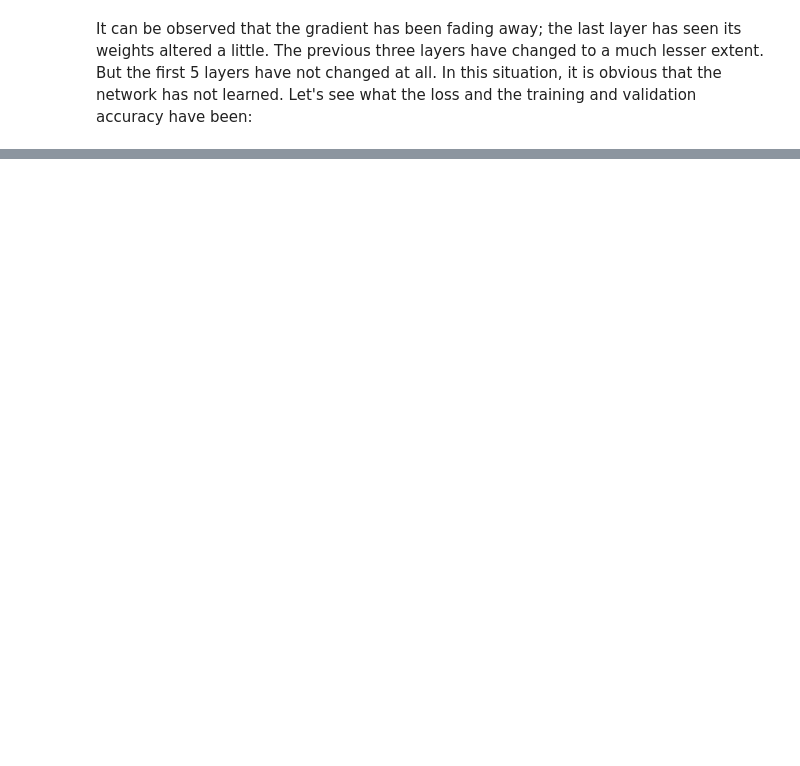
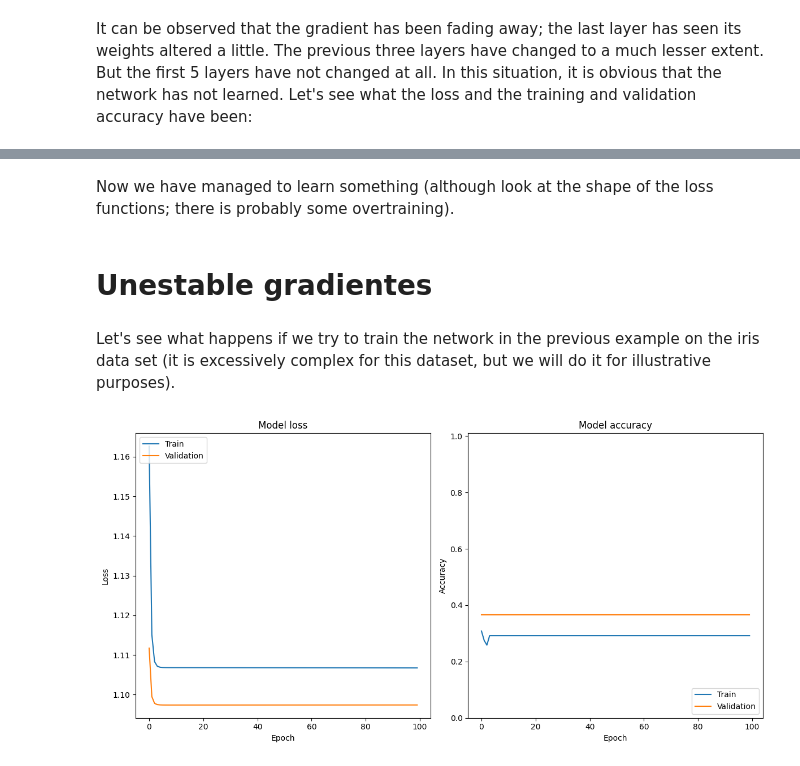
Before and after one commit to AbrahamOtero/MLiB, a Jupyter notebook: 4.5_IssuesTrainingNeuralNetworks.ipynb, the cells around one changed output, grey strips where cells are left out. Cells and saved outputs as stored; diff of their text form; code cells hidden in the pictures; blank space fills up the shorter version.

```diff
--- a/4.5_IssuesTrainingNeuralNetworks.ipynb
+++ b/4.5_IssuesTrainingNeuralNetworks.ipynb
@@ -522,0 +298,76 @@ If you set the learning rate to 0.0001 (Adam(learning_rate=0.0001)) in the above
+# %% [markdown]
+Now we have managed to learn something (although look at the shape of the loss functions; there is probably some overtraining).
+# %% [markdown]
+# Unestable gradientes
+# %% [markdown]
+Let's see what happens if we try to train the network in the previous example on the iris data set (it is excessively complex for this dataset, but we will do it for illustrative purposes).
+# %%
+import numpy as np
+import matplotlib.pyplot as plt
+import tensorflow as tf
+from sklearn.datasets import load_iris
+from sklearn.model_selection import train_test_split
+from sklearn.preprocessing import OneHotEncoder
+from sklearn.preprocessing import StandardScaler
+from keras.models import Sequential
+from keras.layers import Dense
+from keras import optimizers
+
+# Loading the Iris dataset
+iris = load_iris()
+X = iris.data
+y = iris.target.reshape(-1, 1)
+
+# Encode class labels in one-hot format
+encoder = OneHotEncoder(sparse_output=False)
+y_encoded = encoder.fit_transform(y)
+
+tf.random.set_seed(42)
+
+# Split the data into training and test sets and standarize the data
+X_train, X_test, y_train, y_test = train_test_split(X, y_encoded, test_size=0.2, random_state=42)
+scaler = StandardScaler()
+X_train = scaler.fit_transform(X_train)
+X_test = scaler.transform(X_test)
+
+
+# Define the neural network (same architecture as before)
+# It is excessively complex for a problem with 4 features and 150 data, but we do it for illustrative purposes.
+model = Sequential()
+model.add(Dense(100, activation='sigmoid', input_shape=(4,)))
+for i in range(8):
+  model.add(Dense(100, activation='sigmoid'))
+model.add(Dense(3, activation='softmax'))  # 3 neuronas de salida para las 3 clases de Iris
+
+# Compile the model
+optimizer = optimizers.SGD(learning_rate=0.01)
+model.compile(optimizer=optimizer, loss='categorical_crossentropy', metrics=['accuracy'])
+
+# Train the model
+history = model.fit(X_train, y_train, epochs=100, batch_size=10, validation_data=(X_test, y_test), verbose=0)
+
+plt.figure(figsize=(12, 6))
+
+# Plot training & validation loss values
+plt.subplot(1, 2, 1)
+plt.plot(history.history['loss'])
+plt.plot(history.history['val_loss'])
+plt.title('Model loss')
+plt.ylabel('Loss')
+plt.xlabel('Epoch')
+plt.legend(['Train', 'Validation'], loc='upper left')
+
+# Plot training & validation accuracy values
+plt.subplot(1, 2, 2)
+plt.plot(history.history['accuracy'])
+plt.plot(history.history['val_accuracy'])
+plt.title('Model accuracy')
+plt.ylabel('Accuracy')
+plt.xlabel('Epoch')
+plt.legend(['Train', 'Validation'], loc='lower right')
+plt.ylim([0, 1.01])  # Set y-axis range for accuracy
+
+plt.tight_layout()
+plt.show()
+# %% [output]
+[figure, added]
```
Also changed, not shown: parts of 38 cells of this notebook.
